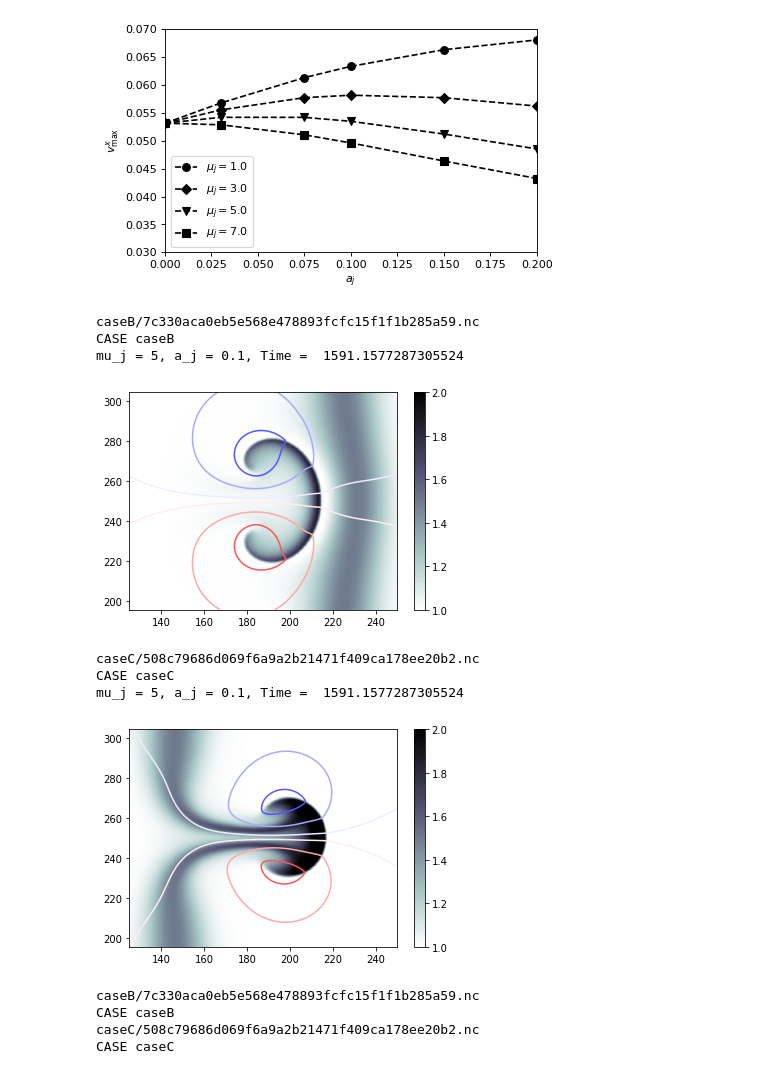
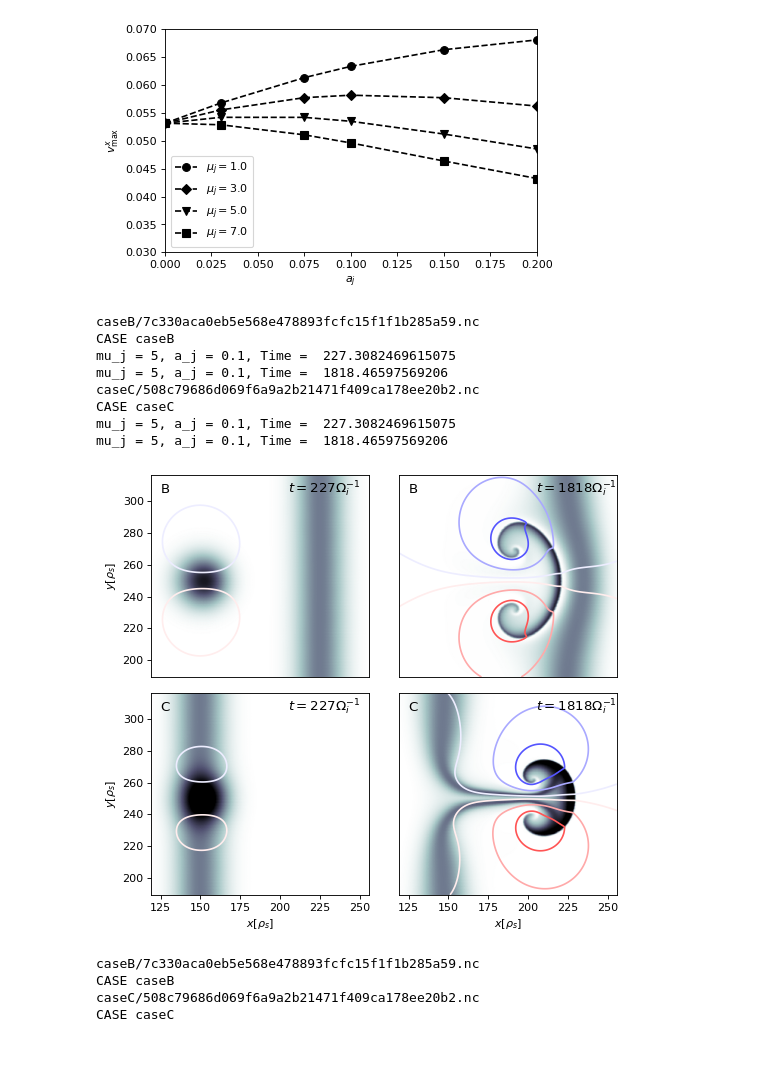
Before and after one commit to mwiesenberger/impurities, a Jupyter notebook: data-analysis.ipynb, the cells around one changed output. Saved outputs shown, nothing was run; the diff lists cells and outputs as text; code cells hidden in the pictures.

Commit message:
Make the plot nice

```diff
--- a/data-analysis.ipynb
+++ b/data-analysis.ipynb
@@ -289,44 +289,73 @@ plt.show()
 [figure]
 # %%
 ## New analogous Figure 4
+frows = 2
+fcols = 2
+fig,ax=plt.subplots(frows,fcols,figsize=(fcols*3.5,frows*3),dpi= 80, facecolor='w', edgecolor='k')
+ax = ax.flat
+k=0
 for file in ['caseB', 'caseC']:
     m_case = simplesim.Manager( directory = file, filetype = 'nc')
     # muj = 5, aj = 0.1
     for item in m_case.table():
         if item['species'][2]['mu'] == 5 and item['species'][2]['a'] == 0.1 :
             outfile = m_case.outfile( item)
             print( outfile)
     print( 'CASE', file)
     ncin = Dataset( outfile, 'r', format="NETCDF4")
-    xfi = 256
-    xli = 1024-512
-    yfi = 400
-    yli = 1024-yfi
-    for idx in [7] :
+    xfi = 256-12
+    xli = 1024-512+12
+    yfi = 400-12
+    yli = 1024-yfi+12
+    for idx in [1,8] :
         x = ncin["x"][xfi:xli]
         y = ncin["y"][yfi:yli]
         vo = ncin["n_e"][idx,yfi:yli,xfi:xli]
         time = ncin["time"][:]
-        plt.figure(figsize=(6, 4))
-        plt.pcolormesh(x,y,vo,
+
+        ax[k].pcolormesh(x,y,vo,
                        shading='gouraud',
                        cmap = 'bone_r', vmin = 1.0, vmax = 2 )
-        plt.colorbar()
+
         xc = ncin["xc"][yfi:yli,xfi:xli]
         yc = ncin["yc"][yfi:yli,xfi:xli]
         vo = ncin["psi_e"][idx,yfi:yli,xfi:xli]
-        plt.contour( xc, yc, vo, levels = [-2,-1,-0.5, -0.1, 0.1,0.5,1,2],
+        ax[k].contour( xc, yc, vo, levels = [-2,-1,-0.5, -0.1, 0.1,0.5,1,2],
                     cmap = 'seismic',vmin=-3, vmax=3) # range is [-3,3] approx
         print( "mu_j = 5, a_j = 0.1, Time = ", time[idx])
-        plt.show()
+        ax[k].set_aspect('equal')
+        if file == 'caseB' :
+            ax[k].text(125, 305, 'B', fontsize = 12)
+            ax[k].text(205, 305, r'$t = %i \Omega_{i}^{-1}$'%int(time[idx]), fontsize = 12)
+        if file == 'caseC' :
+            ax[k].text(125, 305, r'C', fontsize = 12)
+            ax[k].text(205, 305, r'$t = %i \Omega_{i}^{-1}$'%int(time[idx]), fontsize = 12)
+
+        if( k == 0 or k == 1):
+            ax[k].set_xticks([])
+        else :
+            ax[k].set_xlabel( r'$x [\rho_s]$')
+        if ( k == 1 or k == 3) :
+            ax[k].set_yticks([])
+        else :
+            ax[k].set_ylabel( r'$y [\rho_s]$')
+
+        k+=1
+
+
     ncin.close()
+# fig.colorbar(im, cax=cax, orientation='vertical')
+plt.tight_layout()
+plt.savefig( 'comparison.png',bbox_inches='tight')
+plt.show()
 # %% [output]
 caseB/7c330aca0eb5e568e478893fcfc15f1f1b285a59.nc
 CASE caseB
-mu_j = 5, a_j = 0.1, Time =  1591.1577287305524
+mu_j = 5, a_j = 0.1, Time =  227.3082469615075
+mu_j = 5, a_j = 0.1, Time =  1818.46597569206
+caseC/508c79686d069f6a9a2b21471f409ca178ee20b2.nc
+CASE caseC
+mu_j = 5, a_j = 0.1, Time =  227.3082469615075
+mu_j = 5, a_j = 0.1, Time =  1818.46597569206
-[figure, old version]
+[figure, new version]
-caseC/508c79686d069f6a9a2b21471f409ca178ee20b2.nc
-CASE caseC
-mu_j = 5, a_j = 0.1, Time =  1591.1577287305524
-[figure, removed]
 # %%
```
Also changed, not shown: parts of 2 cells of this notebook.
